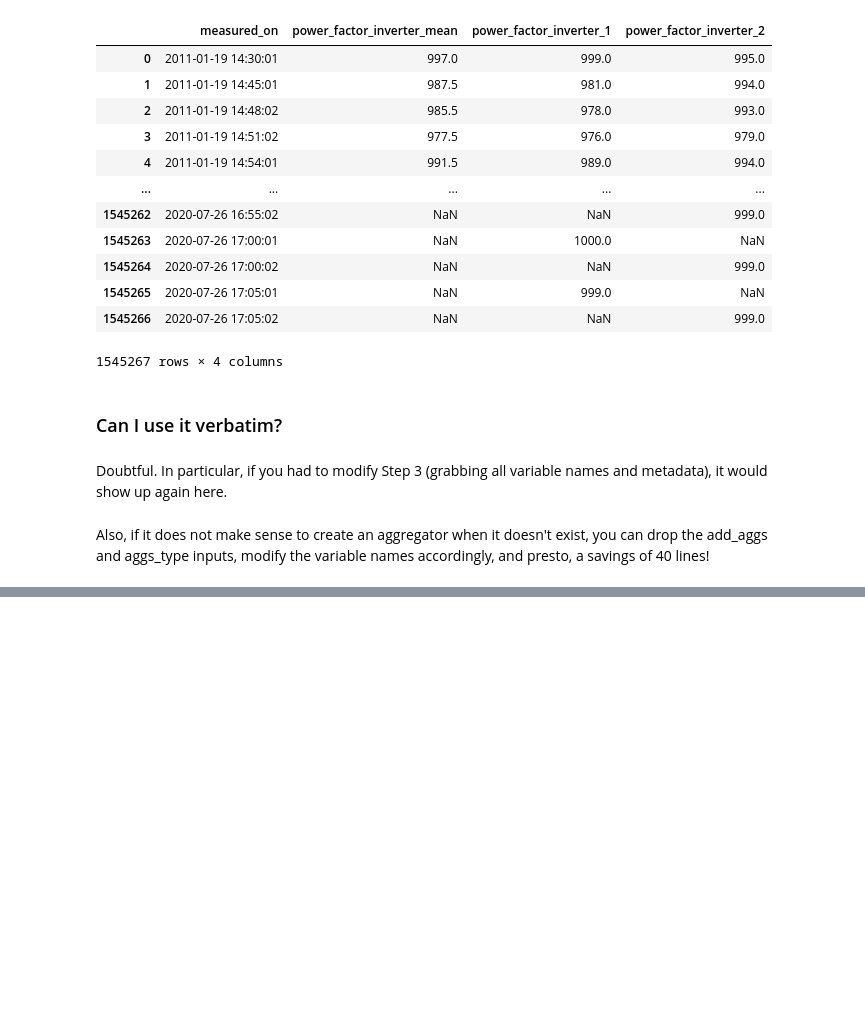
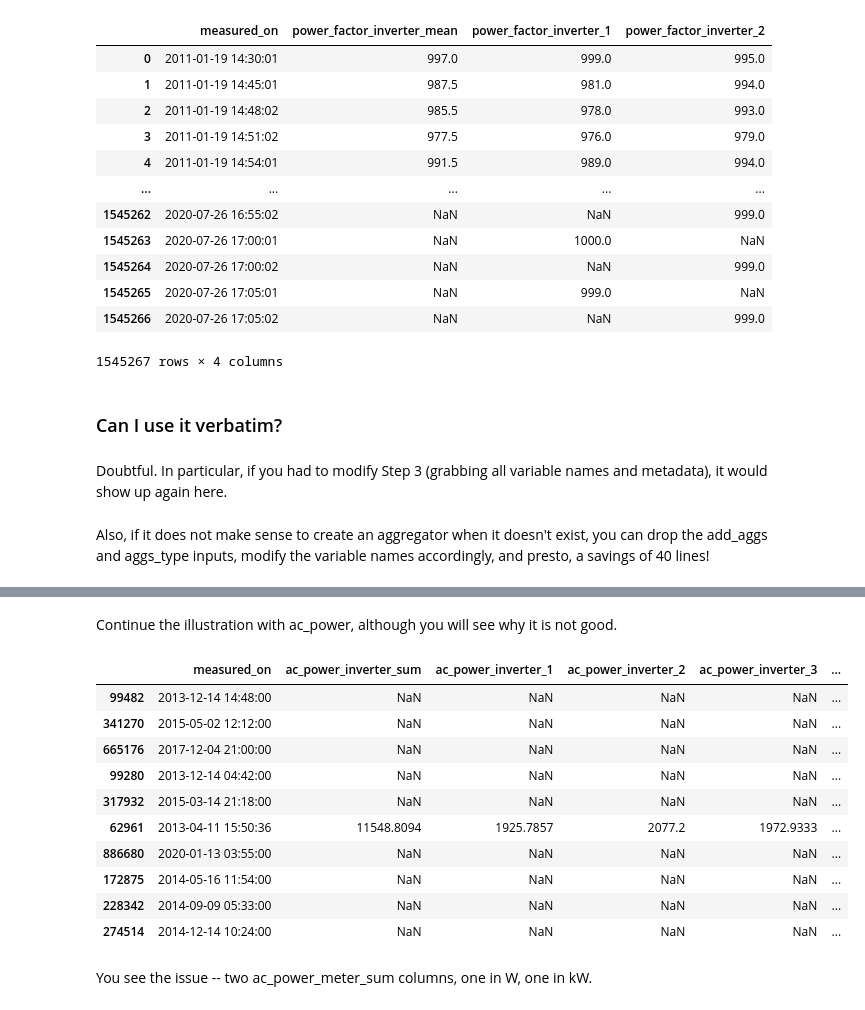
Before and after one commit to Erdos-Projects/predicting-day-ahead-solar-power-production, a Jupyter notebook: src/data/gen/gen_variable_standardizer.ipynb, the cells around one changed output, grey strips where cells are left out. Drawn from its saved outputs; the diff is of its cells as text; code cells hidden in the pictures; blank space fills up the shorter version.

```diff
--- a/src/data/gen/gen_variable_standardizer.ipynb
+++ b/src/data/gen/gen_variable_standardizer.ipynb
@@ -555,16 +635,17 @@ def metadata_part_subtype_name(var_name: str, source_type: str):
     return f'has_{var_name}_{source_type}_subsystems'
 
 
-def find_all_variable_names_gen(var_name: str,
-                                agg_var_sensor_names,
-                                var_short_1: str,
-                                is_var_short_2: bool,
-                                var_short_2: bool,
-                                and_or: str,
-                                print_messages: bool,
-                                sources_matter: bool,
-                                known_sources = ('inverter', 'meter'),
-                                known_sources_short = ('inv', 'met')):
+def find_all_variable_names_gen(
+        var_name: str,
+        agg_var_sensor_names,
+        var_short_1: str,
+        is_var_short_2: bool,
+        var_short_2: bool,
+        and_or: str,
+        print_messages: bool,
+        sources_matter: bool,
+        known_sources = ('inverter', 'meter'),
+        known_sources_short = ('inv', 'met')):
     '''Add subsystem names to aggregation names for each Parquet system.
 
     Parameters
@@ -600,10 +681,10 @@ def find_all_variable_names_gen(var_name: str,
 
     Returns
     -----------
-    var_aggs_dict: dict[list[dict]]
+    var_total_dict: dict[list[dict]]
         A dictionary, indexed by relevant system_id's.
-        The value of var_aggs_dict[system_id] is a list of dictionaries,
-        one for each aggregator metric for the systems_id.  Keys for each metric are:
+        The value of var_total_dict[system_id] is a list of dictionaries,
+        one for each variable-related metric for the systems_id.
             "metric_id" -- the metric_id number
             "sensor_name" -- the sensor_name term
             "common_name" -- the common-name term
@@ -613,12 +694,13 @@ def find_all_variable_names_gen(var_name: str,
             "source_type": the source type if known, or "unknown" if unknown
         If a sub-part, add in
             "index" -- the identifying string of the sub-part
-    var_aggs_metadata: pandas.DataFrame
+    var_total_metadata_df: pandas.DataFrame
         If sources_matter = True, then a DataFrame indicating both
-        which systems have aggregate variable data, and the aggregate data
-        per subtype
+        which systems have aggregate variable data,
+        which systems have subpart varaible data,
+        and the breakdowns per subtype
         If sources_matter = False, a DataFrame indicating which systems have
-        aggregate variable data only.
+        aggregate and subpart variable data only.
     '''
     global metrics_df
     # grab part 1 report
@@ -1328,0 +1984,2 @@ Also, if it does not make sense to create an aggregator when it doesn't exist, y
+# %% [markdown]
+Continue the illustration with ac_power, although you will see why it is not good.
@@ -1328,0 +2071,17 @@ Also, if it does not make sense to create an aggregator when it doesn't exist, y
+# %%
+df_1200 = make_ac_power_dataframe(1200, 'wide', False, 'connect_like_terms', add_aggs=True, print_messages=False)
+df_1200.sample(10)
+# %% [output]
+|  | measured_on | ac_power_inverter_sum | ac_power_inverter_1 | ac_power_inverter_2 | ac_power_inverter_3 | ... |
+| 99482 | 2013-12-14 14:48:00 | NaN | NaN | NaN | NaN | ... |
+| 341270 | 2015-05-02 12:12:00 | NaN | NaN | NaN | NaN | ... |
+| 665176 | 2017-12-04 21:00:00 | NaN | NaN | NaN | NaN | ... |
+| 99280 | 2013-12-14 04:42:00 | NaN | NaN | NaN | NaN | ... |
+| 317932 | 2015-03-14 21:18:00 | NaN | NaN | NaN | NaN | ... |
+| 62961 | 2013-04-11 15:50:36 | 11548.8094 | 1925.7857 | 2077.2 | 1972.9333 | ... |
+| 886680 | 2020-01-13 03:55:00 | NaN | NaN | NaN | NaN | ... |
+| 172875 | 2014-05-16 11:54:00 | NaN | NaN | NaN | NaN | ... |
+| 228342 | 2014-09-09 05:33:00 | NaN | NaN | NaN | NaN | ... |
+| 274514 | 2014-12-14 10:24:00 | NaN | NaN | NaN | NaN | ... |
+# %% [markdown]
+You see the issue -- two ac_power_meter_sum columns, one in W, one in kW.
```
Also changed, not shown: parts of 13 cells of this notebook.
